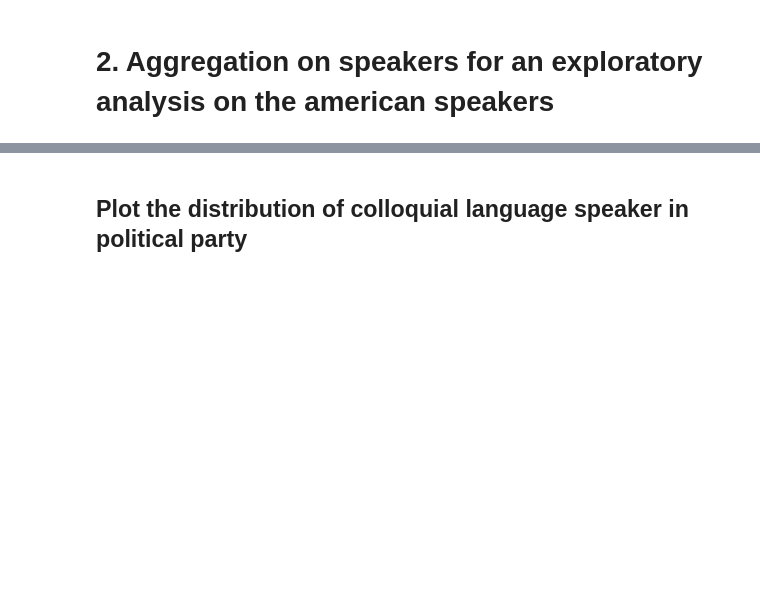
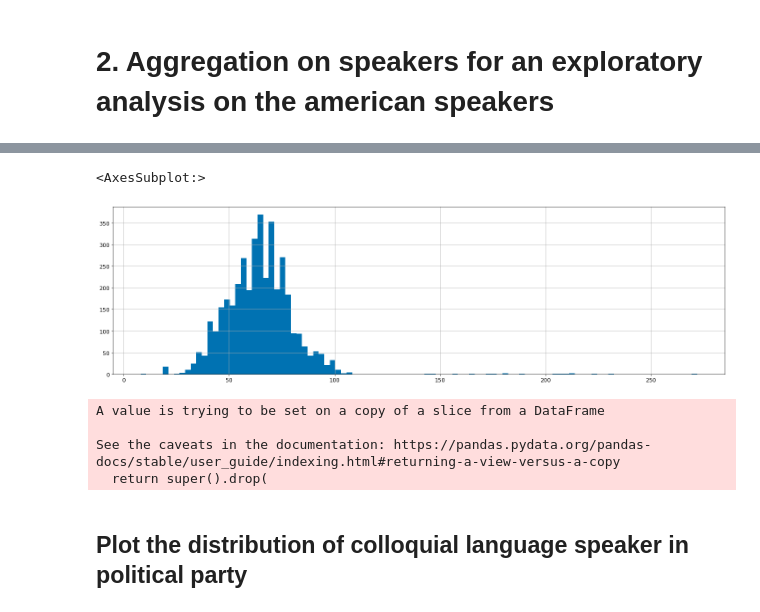
Before and after one commit to epfl-ada/ada-2021-project-adacadabra, a Jupyter notebook: ANALYSIS/Aggregation_political.ipynb, the cells around one changed output, grey strips where cells are left out. Cells and saved outputs as stored; diff of their text form; code cells hidden in the pictures; blank space fills up the shorter version.

```diff
--- a/ANALYSIS/Aggregation_political.ipynb
+++ b/ANALYSIS/Aggregation_political.ipynb
@@ -50,0 +67,3 @@ df_polUS_2.head(5)
+# %%
+#Retrieve date_of_birth with 00-00 as month/day and replace it by the 01-01
+df_polUS_2['date_of_birth']=df_polUS_2['date_of_birth'].apply(lambda x: x.replace('-00','-01') if x else None)
@@ -50,0 +76,3 @@ df_polUS_2.head(5)
+# %%
+#df_polUS_2.drop_na(axis=0,inplace=True,subset=['date_of_birth'] )
+df_polUS_2['date_of_birth'] = df_polUS_2['date_of_birth'].apply(lambda x: datetime.strptime(x,format)if x else None)
@@ -50,0 +85,9 @@ df_polUS_2.head(5)
+# %%
+from datetime import date, datetime
+
+def calculate_age(born):
+    today = date.today()
+    return today.year - born.year - ((today.month, today.day) < (born.month, born.day))
+# %%
+# Convert date_of_birth into list[str] into a datetime
+df_polUS_2['age'] =  df_polUS_2['date_of_birth'].apply(lambda x: calculate_age(x) if x else None)
@@ -51,3 +110,18 @@ df_polUS_2.head(5)
+# %%
+#Plot the distribution of ages
+df_polUS_2['age'].hist(bins=100)
+# %% [output]
+<AxesSubplot:>
+[figure, added]
+# %%
+#Detect ages that are incoherent and drop the rows
+#df_polUS_2[df_polUS_2['age']>100]
+df_polUS_2.drop(df_polUS_2[df_polUS_2['age']<25].index, inplace=True)
+# %% [output]
+A value is trying to be set on a copy of a slice from a DataFrame
+
+See the caveats in the documentation: https://pandas.pydata.org/pandas-docs/stable/user_guide/indexing.html#returning-a-view-versus-a-copy
+  return super().drop(
 # %% [markdown]
 ## Plot the distribution of colloquial language speaker in political party
 # %%
```
Also changed, not shown: parts of 12 cells of this notebook.
